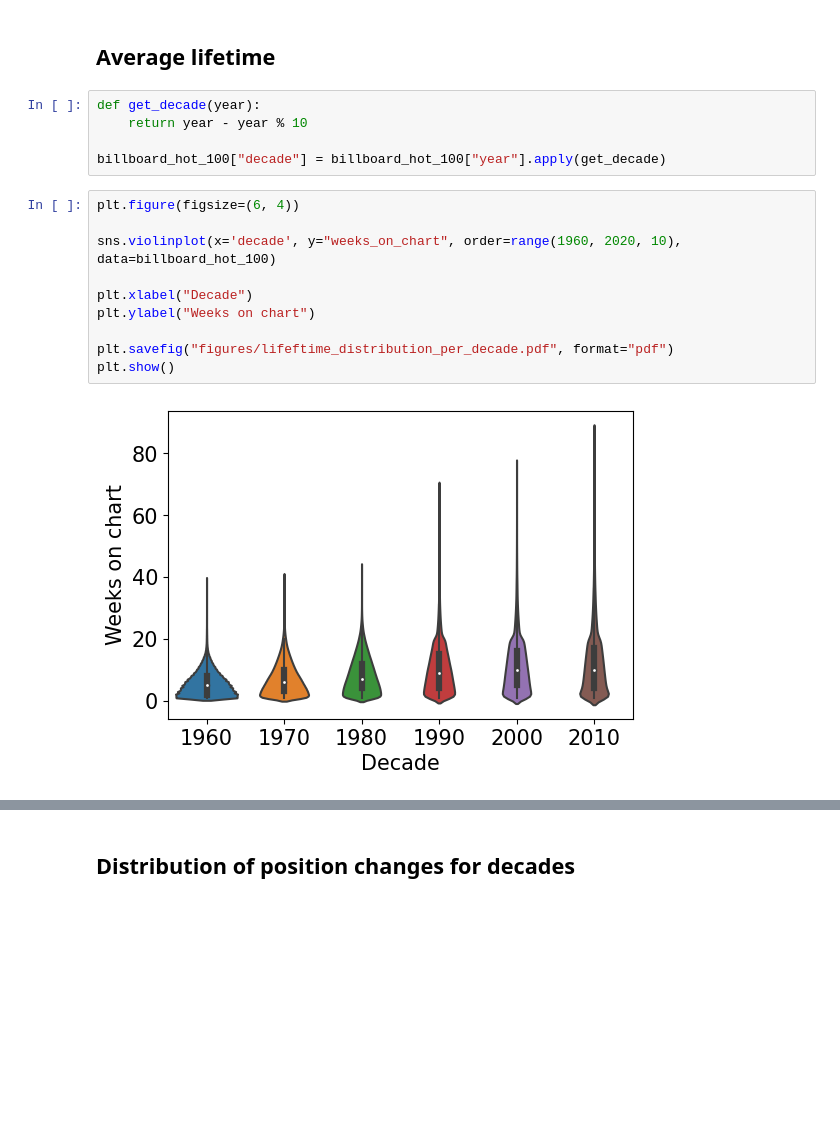
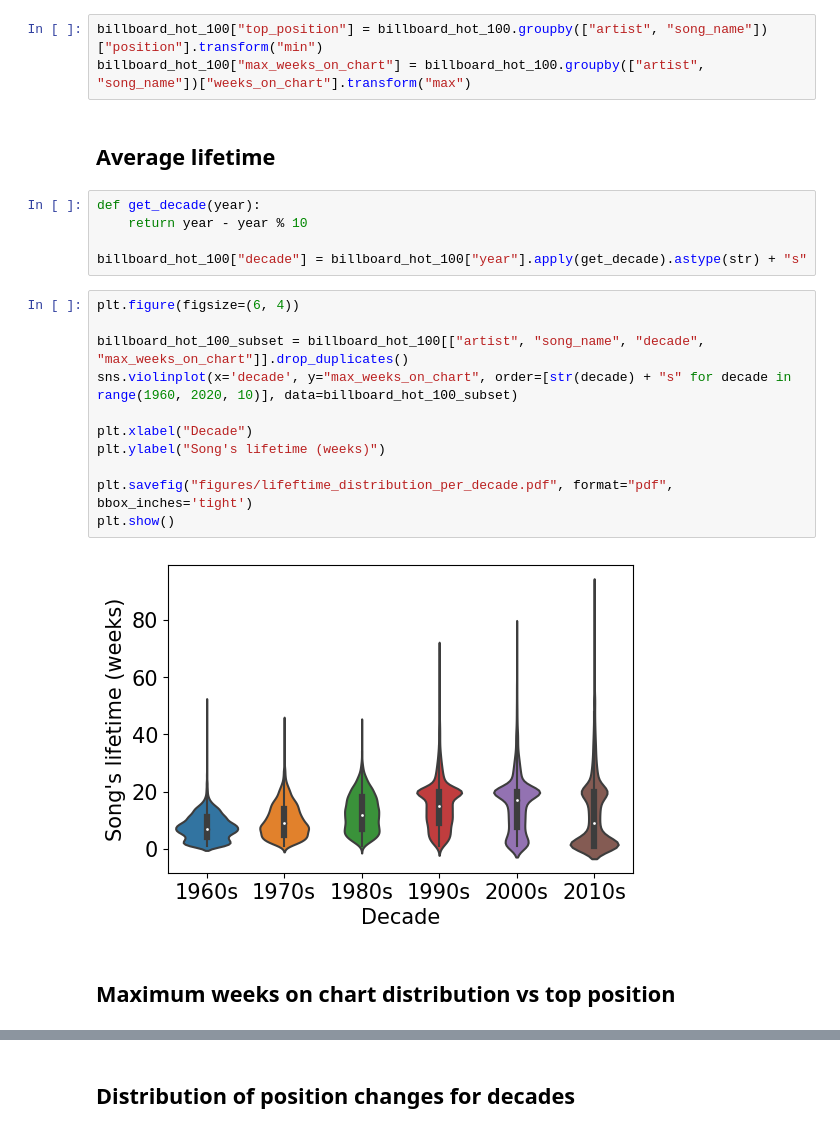
Before and after one commit to martalech/pop_charts_dynamics, a Jupyter notebook: data_statistics_decades.ipynb, the cells around one changed output, grey strips where cells are left out. Saved outputs shown, nothing was run; the diff lists cells and outputs as text; blank space fills up the shorter version.

Commit message:
Corrected lifetime plots

```diff
--- a/data_statistics_decades.ipynb
+++ b/data_statistics_decades.ipynb
@@ -29,22 +29,28 @@ from matplotlib import rcParams, rcParamsDefault
 rcParams.update(rcParamsDefault)
 
 plt.rcParams.update({'font.size': 15})
+# %%
+billboard_hot_100["top_position"] = billboard_hot_100.groupby(["artist", "song_name"])["position"].transform("min")
+billboard_hot_100["max_weeks_on_chart"] = billboard_hot_100.groupby(["artist", "song_name"])["weeks_on_chart"].transform("max")
 # %% [markdown]
 ## Average lifetime
 # %%
 def get_decade(year):
     return year - year % 10
 
-billboard_hot_100["decade"] = billboard_hot_100["year"].apply(get_decade)
+billboard_hot_100["decade"] = billboard_hot_100["year"].apply(get_decade).astype(str) + "s"
 # %%
 plt.figure(figsize=(6, 4))
 
-sns.violinplot(x='decade', y="weeks_on_chart", order=range(1960, 2020, 10), data=billboard_hot_100)
+billboard_hot_100_subset = billboard_hot_100[["artist", "song_name", "decade", "max_weeks_on_chart"]].drop_duplicates()
+sns.violinplot(x='decade', y="max_weeks_on_chart", order=[str(decade) + "s" for decade in range(1960, 2020, 10)], data=billboard_hot_100_subset)
 
 plt.xlabel("Decade")
-plt.ylabel("Weeks on chart")
+plt.ylabel("Song's lifetime (weeks)")
 
-plt.savefig("figures/lifeftime_distribution_per_decade.pdf", format="pdf")
+plt.savefig("figures/lifeftime_distribution_per_decade.pdf", format="pdf", bbox_inches='tight')
 plt.show()
 # %% [output]
-[figure, old version]
+[figure, new version]
+# %% [markdown]
+## Maximum weeks on chart distribution vs top position
```
Also changed, not shown: parts of 23 cells of this notebook, 34 other files.
